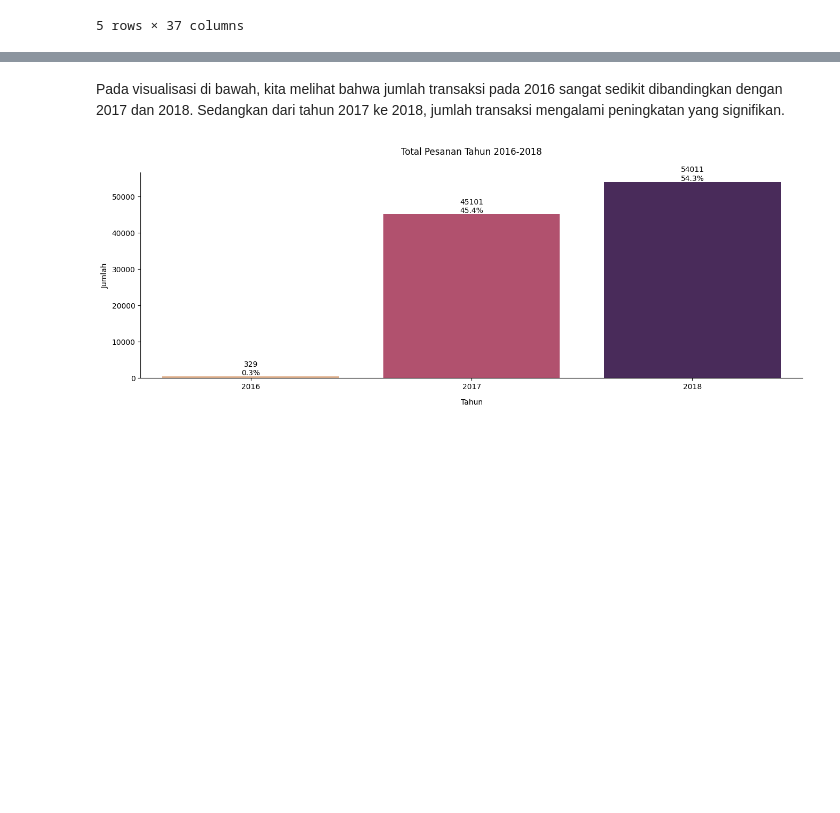
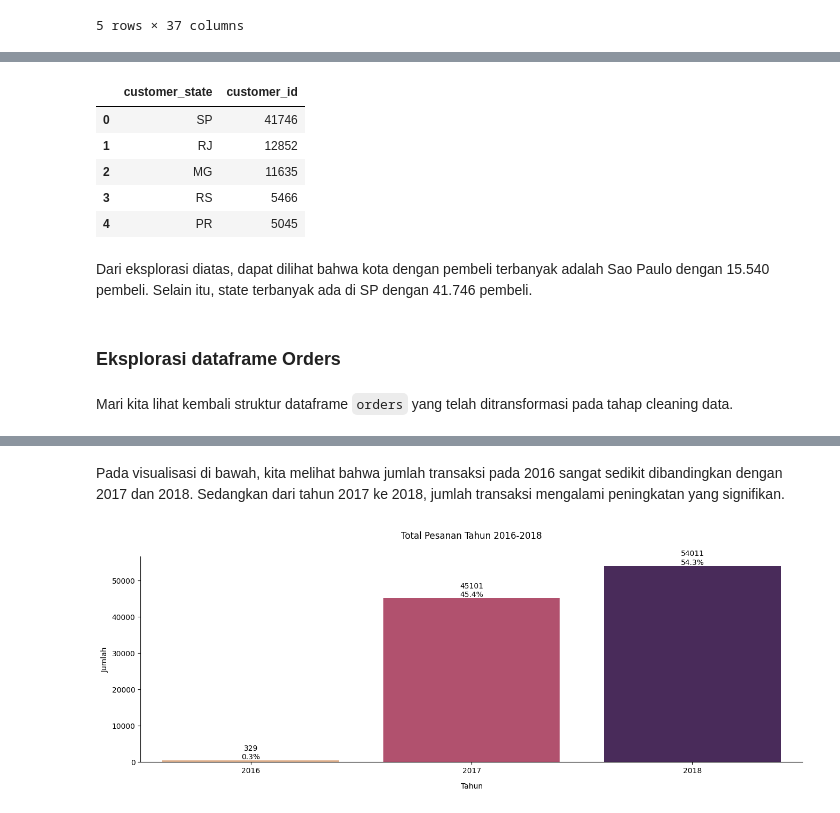
Before and after one commit to umarsani1605/dicoding-data-analysis-submission, a Jupyter notebook: notebook.ipynb, the cells around one changed output, grey strips where cells are left out. Saved outputs shown, nothing was run; the diff lists cells and outputs as text; code cells hidden in the pictures; blank space fills up the shorter version.

```diff
--- a/notebook.ipynb
+++ b/notebook.ipynb
@@ -350,0 +377,15 @@ orders_items.head()
+# %%
+customer.groupby('customer_state')[['customer_id']].count().sort_values(by='customer_id', ascending=False).reset_index().head()
+# %% [output]
+|  | customer_state | customer_id |
+| 0 | SP | 41746 |
+| 1 | RJ | 12852 |
+| 2 | MG | 11635 |
+| 3 | RS | 5466 |
+| 4 | PR | 5045 |
+# %% [markdown]
+Dari eksplorasi diatas, dapat dilihat bahwa kota dengan pembeli terbanyak adalah Sao Paulo dengan 15.540 pembeli. Selain itu, state terbanyak ada di SP dengan 41.746 pembeli.
+# %% [markdown]
+### Eksplorasi dataframe Orders
+# %% [markdown]
+Mari kita lihat kembali struktur dataframe `orders` yang telah ditransformasi pada tahap cleaning data.
```
Also changed, not shown: parts of 23 cells of this notebook.
